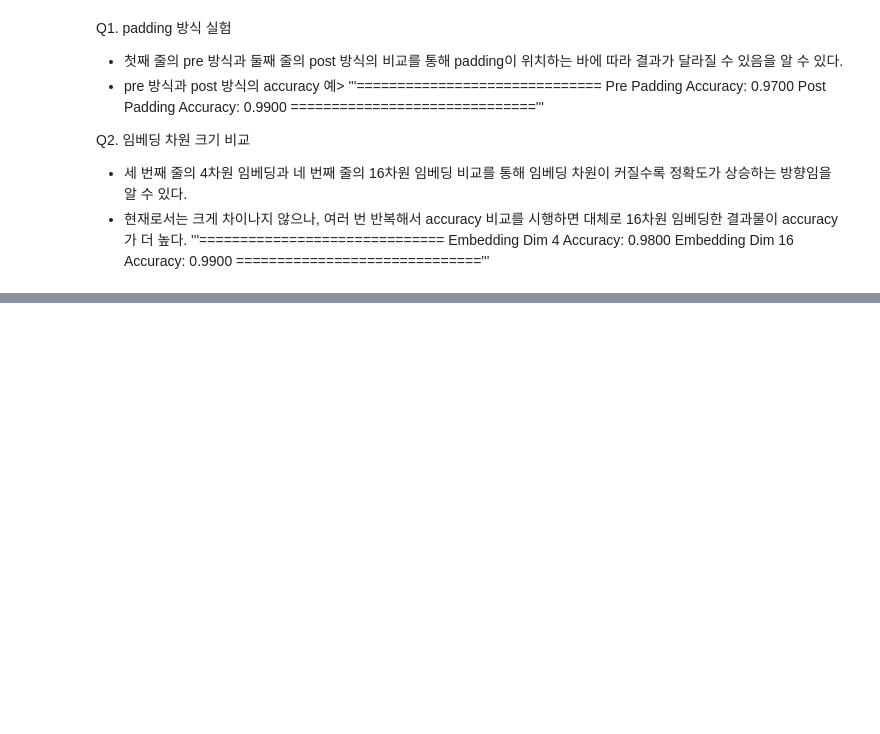
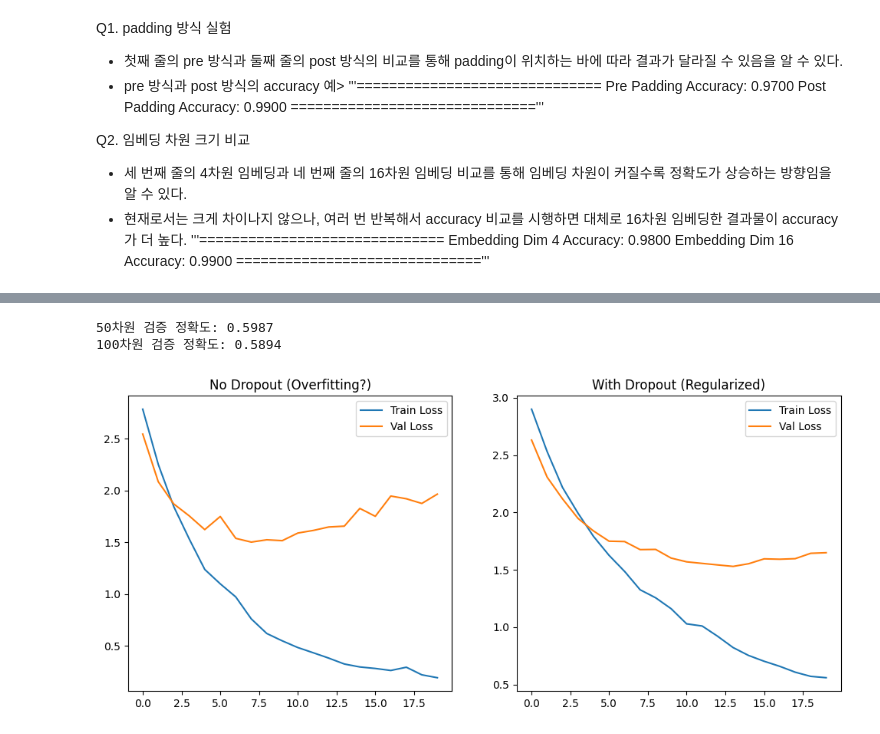
Before and after one commit to sooinp/Desktop, a Jupyter notebook: VSCode/모두의 딥러닝/0209.ipynb, the cells around one changed output, grey strips where cells are left out. Saved outputs shown, nothing was run; the diff lists cells and outputs as text; code cells hidden in the pictures; blank space fills up the shorter version.

```diff
--- a/VSCode/모두의 딥러닝/0209.ipynb
+++ b/VSCode/모두의 딥러닝/0209.ipynb
@@ -524,0 +547,18 @@ y = data.target    # 라벨 (정수)
+# %%
+def build_lstm_model(embed_dim, use_dropout=False):
+    model = Sequential()
+    model.add(Embedding(max_words, embed_dim, input_length=max_len))
+
+    # 2번 문항: 모델 구조 비교 (LSTM만 vs LSTM + Dropout)
+    if use_dropout:
+        model.add(LSTM(64, dropout=0.2, recurrent_dropout=0.2)) # LSTM 내부 및 레이어 간 드롭아웃
+        model.add(Dropout(0.5))
+    else:
+        model.add(LSTM(64))
+
+    model.add(Dense(num_classes, activation='softmax')) # 다중 분류이므로 softmax
+
+    model.compile(optimizer='adam',
+                  loss='sparse_categorical_crossentropy',
+                  metrics=['accuracy'])
+    return model
@@ -524,0 +590,30 @@ y = data.target    # 라벨 (정수)
+# %%
+# 임베딩 100으로 고정 후 비교
+hist_no_drop = build_lstm_model(100, use_dropout=False).fit(X_padded, y, epochs=20, batch_size=128, validation_split=0.2, verbose=0)
+hist_with_drop = build_lstm_model(100, use_dropout=True).fit(X_padded, y, epochs=20, batch_size=128, validation_split=0.2, verbose=0)
+
+print(f"50차원 검증 정확도: {max(hist_no_drop.history['val_accuracy']):.4f}")
+print(f"100차원 검증 정확도: {max(hist_with_drop.history['val_accuracy']):.4f}")
+# %% [output]
+50차원 검증 정확도: 0.5987
+100차원 검증 정확도: 0.5894
+# %%
+def plot_overfitting(hist1, hist2, title1, title2):
+    plt.figure(figsize=(12, 5))
+
+    plt.subplot(1, 2, 1)
+    plt.plot(hist1.history['loss'], label='Train Loss')
+    plt.plot(hist1.history['val_loss'], label='Val Loss')
+    plt.title(title1)
+    plt.legend()
+
+    plt.subplot(1, 2, 2)
+    plt.plot(hist2.history['loss'], label='Train Loss')
+    plt.plot(hist2.history['val_loss'], label='Val Loss')
+    plt.title(title2)
+    plt.legend()
+    plt.show()
+
+plot_overfitting(hist_no_drop, hist_with_drop, "No Dropout (Overfitting?)", "With Dropout (Regularized)")
+# %% [output]
+[figure, added]
```
Also changed, not shown: parts of 4 cells of this notebook, 4 other files.
